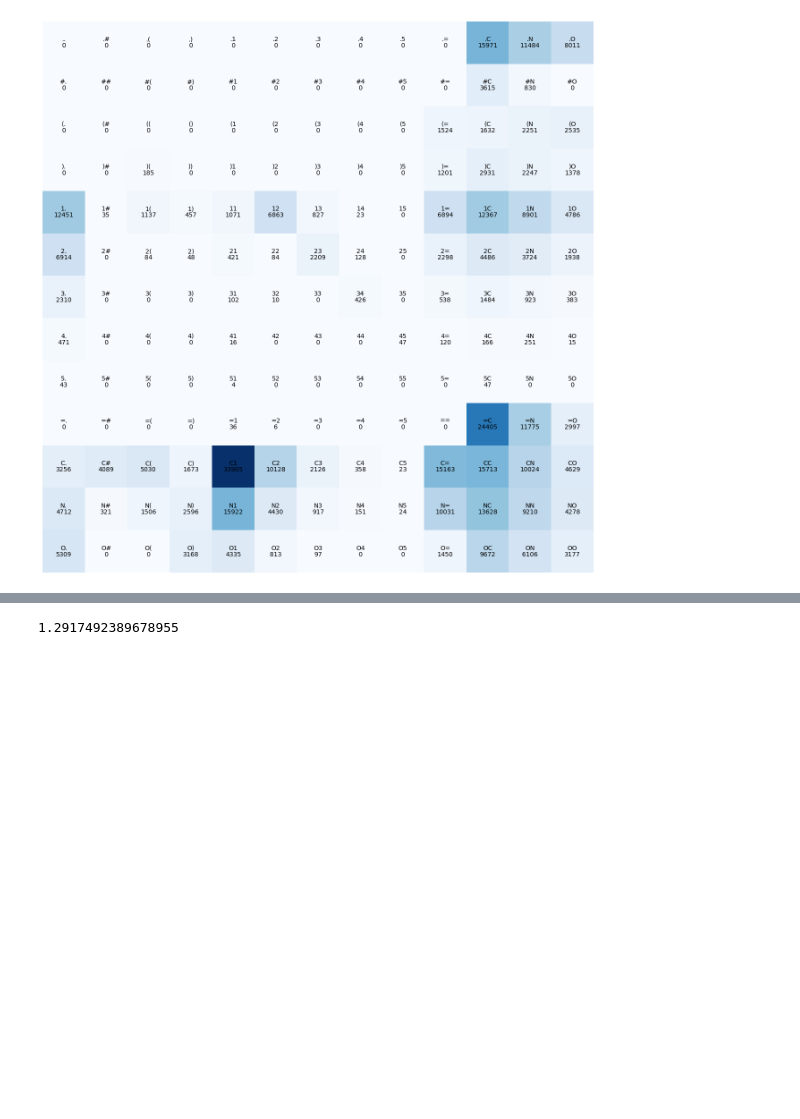
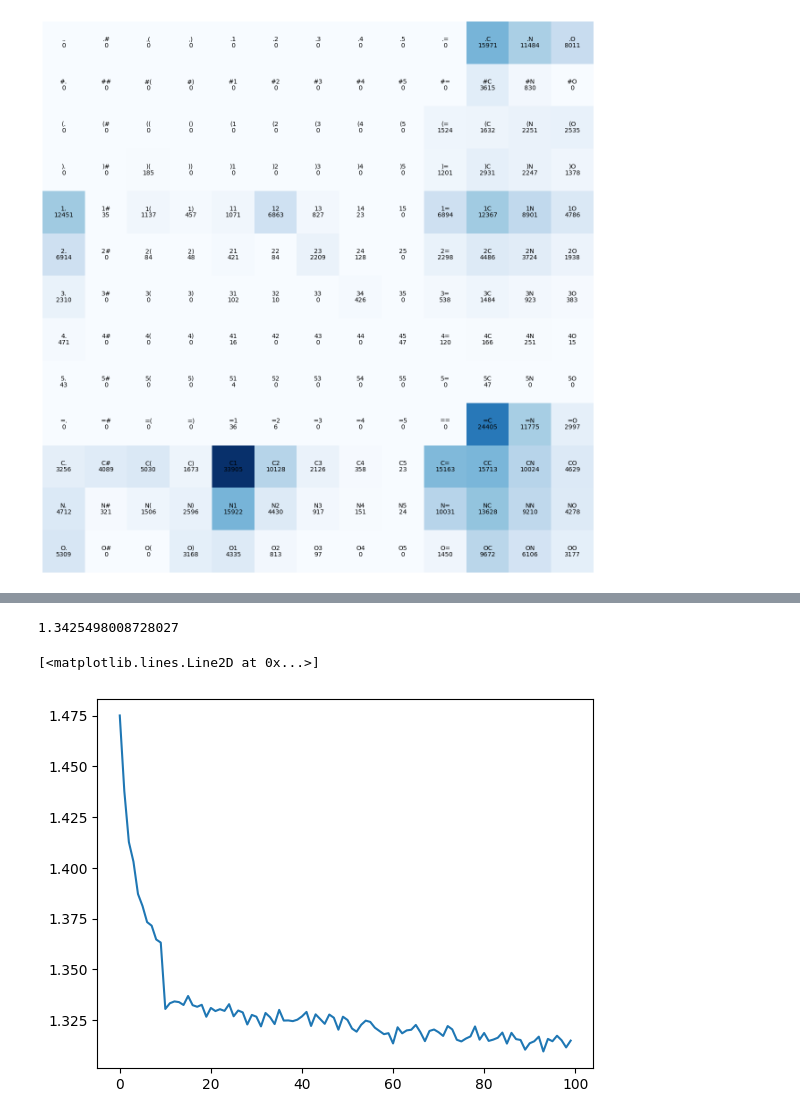
Before and after one commit to hieuadoan/n-gramSMILES, a Jupyter notebook: n-gram_mlp_SMILES_dmu9.ipynb, the cells around one changed output, grey strips where cells are left out. Drawn from its saved outputs; the diff is of its cells as text; code cells hidden in the pictures; blank space fills up the shorter version.

```diff
--- a/n-gram_mlp_SMILES_dmu9.ipynb
+++ b/n-gram_mlp_SMILES_dmu9.ipynb
@@ -118,8 +118,9 @@ for p in parameters:
     p.requires_grad = True
 # %%
 import torch.nn.functional as F
+lossi = []
 # Run the model
-for _ in range(10000):
+for i in range(100000):
     # Create mini-batch
     idx = torch.randint(len(Xtr), (100,))  # 100 random indices
     emb = C[Xtr[idx]]  # select the embeddings
@@ -136,12 +137,18 @@ for _ in range(10000):
     loss.backward()
 
     # Update weights
-    lr = 0.1
+    lr = 0.1 if i < 10000 else 0.01
     for p in parameters:
         p.data -= lr * p.grad.data
+    lossi.append(loss.item())
 print(loss.item())
 # %% [output]
-1.2917492389678955
+1.3425498008728027
+# %%
+plt.plot(torch.tensor(lossi).view(-1, 1000).mean(1))
+# %% [output]
+[<matplotlib.lines.Line2D at 0x...>]
+[figure, added]
 # %%
 # print train error
 emb = C[Xtr]
```
Also changed, not shown: parts of 5 cells of this notebook.
